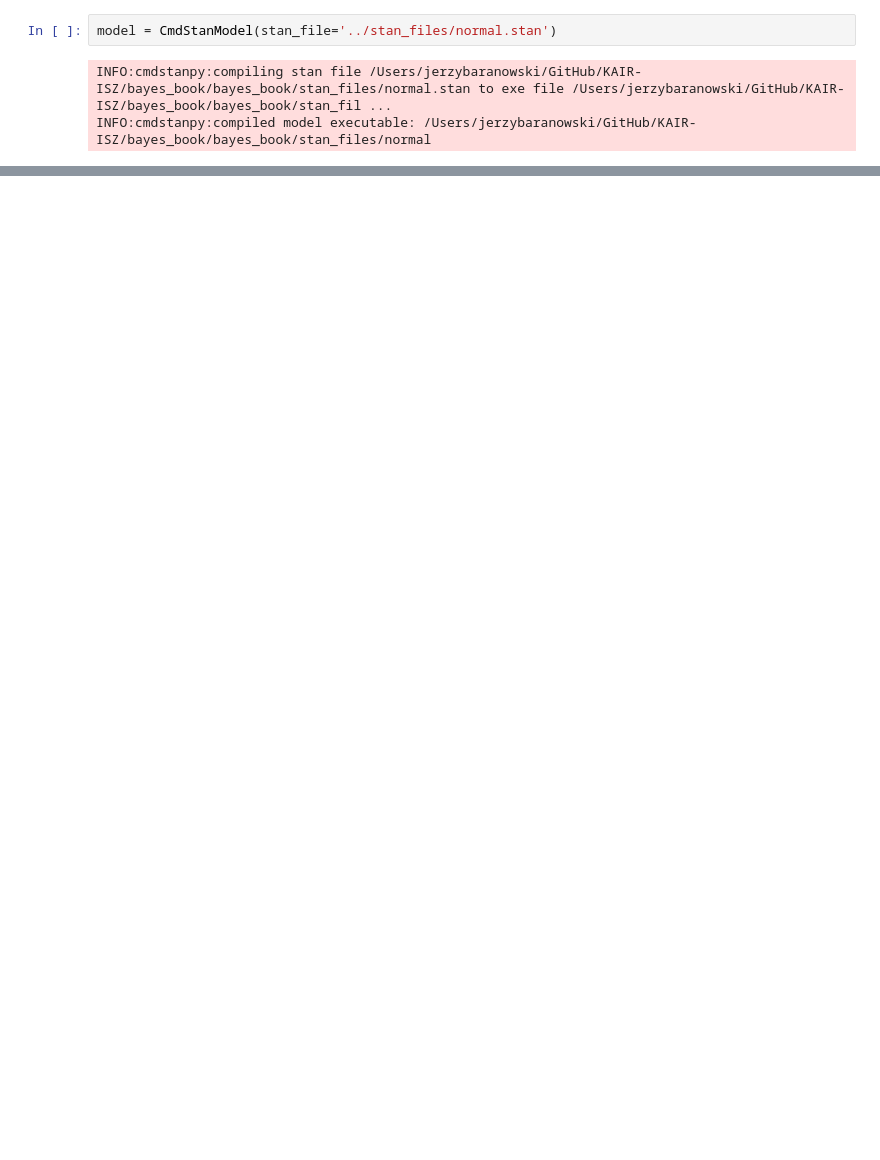
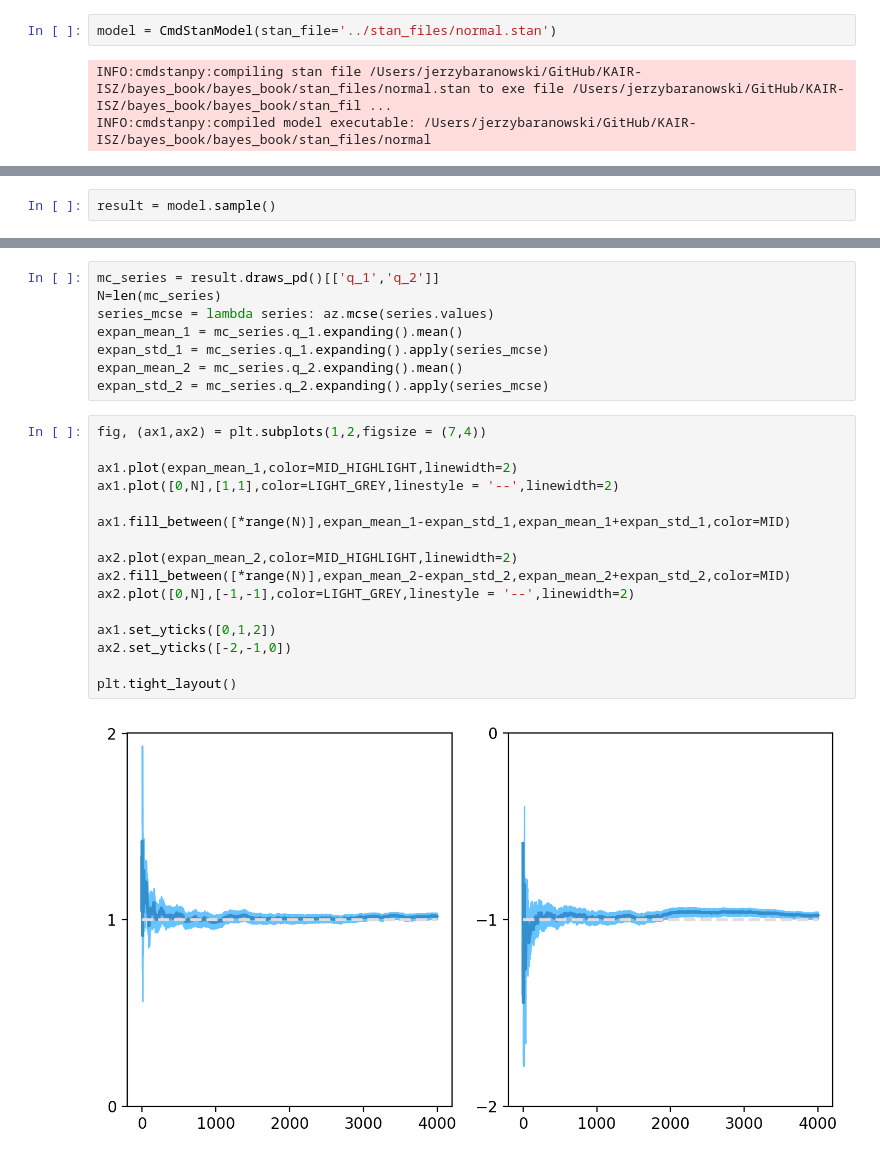
Before and after one commit to KAIR-ISZ/bayes_book, a Jupyter notebook: bayes_book/notebooks/chapter_72.ipynb, the cells around one changed output, grey strips where cells are left out. Cells and saved outputs as stored; diff of their text form; blank space fills up the shorter version.

```diff
--- a/bayes_book/notebooks/chapter_72.ipynb
+++ b/bayes_book/notebooks/chapter_72.ipynb
@@ -55,0 +36,2 @@ x86_64-apple-darwin13.4.0-clang++ -march=core2 -mtune=haswell -mssse3 -ftree-vec
+# %%
+result = model.sample()
@@ -55,0 +60,26 @@ x86_64-apple-darwin13.4.0-clang++ -march=core2 -mtune=haswell -mssse3 -ftree-vec
+# %%
+mc_series = result.draws_pd()[['q_1','q_2']]
+N=len(mc_series)
+series_mcse = lambda series: az.mcse(series.values)
+expan_mean_1 = mc_series.q_1.expanding().mean()
+expan_std_1 = mc_series.q_1.expanding().apply(series_mcse)
+expan_mean_2 = mc_series.q_2.expanding().mean()
+expan_std_2 = mc_series.q_2.expanding().apply(series_mcse)
+# %%
+fig, (ax1,ax2) = plt.subplots(1,2,figsize = (7,4))
+
+ax1.plot(expan_mean_1,color=MID_HIGHLIGHT,linewidth=2)
+ax1.plot([0,N],[1,1],color=LIGHT_GREY,linestyle = '--',linewidth=2)
+
+ax1.fill_between([*range(N)],expan_mean_1-expan_std_1,expan_mean_1+expan_std_1,color=MID)
+
+ax2.plot(expan_mean_2,color=MID_HIGHLIGHT,linewidth=2)
+ax2.fill_between([*range(N)],expan_mean_2-expan_std_2,expan_mean_2+expan_std_2,color=MID)
+ax2.plot([0,N],[-1,-1],color=LIGHT_GREY,linestyle = '--',linewidth=2)
+
+ax1.set_yticks([0,1,2])
+ax2.set_yticks([-2,-1,0])
+
+plt.tight_layout()
+# %% [output]
+[figure, added]
```
Also changed, not shown: parts of 26 cells of this notebook, 4 other files.
